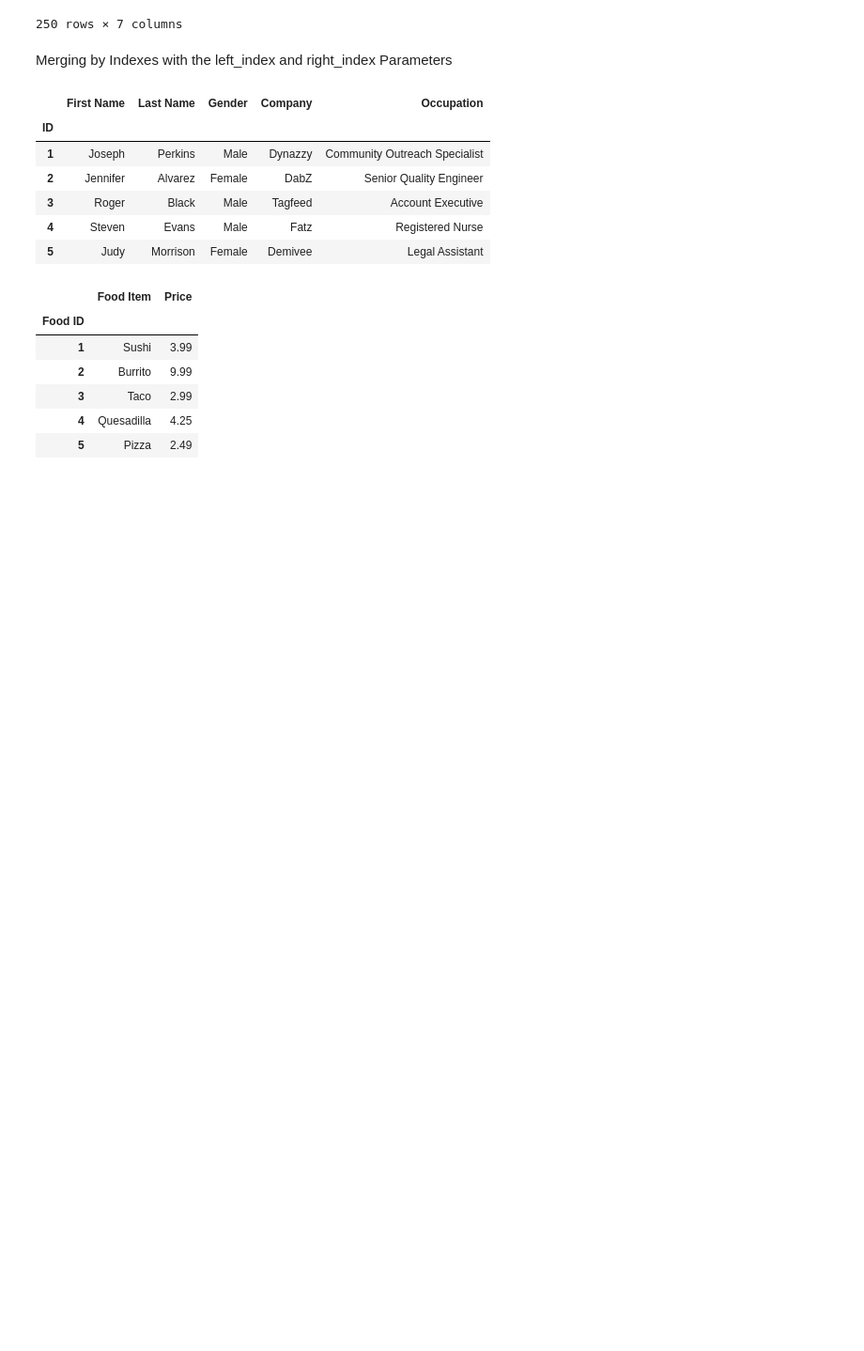
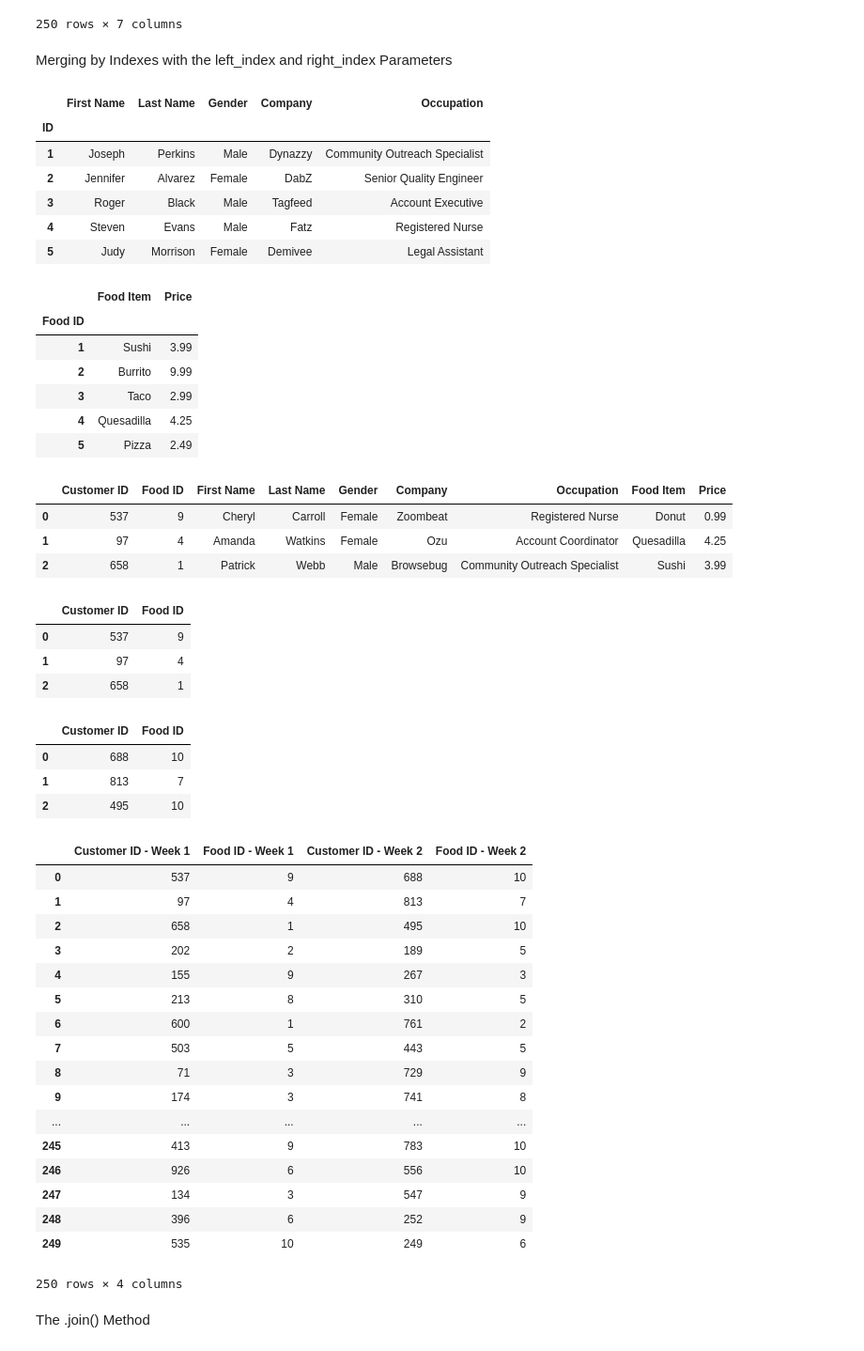
Before and after one commit to elguneminov/data-analysis-with-python-and-pandas, a Jupyter notebook: Merging, Joining, and Concatenating.ipynb, the cells around one changed output. Shown at 94% size. Cells and saved outputs as stored; diff of their text form; code cells hidden in the pictures; blank space fills up the shorter version.

```diff
--- a/Merging, Joining, and Concatenating.ipynb
+++ b/Merging, Joining, and Concatenating.ipynb
@@ -344,3 +344,49 @@ foods.head()
 | 3 | Taco | 2.99 |
 | 4 | Quesadilla | 4.25 |
 | 5 | Pizza | 2.49 |
+# %%
+sales = week1.merge(customers, how = 'left', left_on = 'Customer ID', right_index = True)
+sales = sales.merge(foods, how = 'left', left_on = 'Food ID', right_index = True)
+sales.head(3)
+# %% [output]
+|  | Customer ID | Food ID | First Name | Last Name | Gender | Company | Occupation | Food Item | Price |
+| 0 | 537 | 9 | Cheryl | Carroll | Female | Zoombeat | Registered Nurse | Donut | 0.99 |
+| 1 | 97 | 4 | Amanda | Watkins | Female | Ozu | Account Coordinator | Quesadilla | 4.25 |
+| 2 | 658 | 1 | Patrick | Webb | Male | Browsebug | Community Outreach Specialist | Sushi | 3.99 |
+# %%
+week1.head(3)
+# %% [output]
+|  | Customer ID | Food ID |
+| 0 | 537 | 9 |
+| 1 | 97 | 4 |
+| 2 | 658 | 1 |
+# %%
+week2.head(3)
+# %% [output]
+|  | Customer ID | Food ID |
+| 0 | 688 | 10 |
+| 1 | 813 | 7 |
+| 2 | 495 | 10 |
+# %%
+week1.merge(week2, how = 'left', left_index = True, right_index = True, suffixes = [' - Week 1', ' - Week 2'])
+# %% [output]
+|  | Customer ID - Week 1 | Food ID - Week 1 | Customer ID - Week 2 | Food ID - Week 2 |
+| 0 | 537 | 9 | 688 | 10 |
+| 1 | 97 | 4 | 813 | 7 |
+| 2 | 658 | 1 | 495 | 10 |
+| 3 | 202 | 2 | 189 | 5 |
+| 4 | 155 | 9 | 267 | 3 |
+| 5 | 213 | 8 | 310 | 5 |
+| 6 | 600 | 1 | 761 | 2 |
+| 7 | 503 | 5 | 443 | 5 |
+| 8 | 71 | 3 | 729 | 9 |
+| 9 | 174 | 3 | 741 | 8 |
+| ... | ... | ... | ... | ... |
+| 245 | 413 | 9 | 783 | 10 |
+| 246 | 926 | 6 | 556 | 10 |
+| 247 | 134 | 3 | 547 | 9 |
+| 248 | 396 | 6 | 252 | 9 |
+| 249 | 535 | 10 | 249 | 6 |
+250 rows × 4 columns
+# %% [markdown]
+The .join() Method
```
Also changed, not shown: parts of 7 cells of this notebook.
